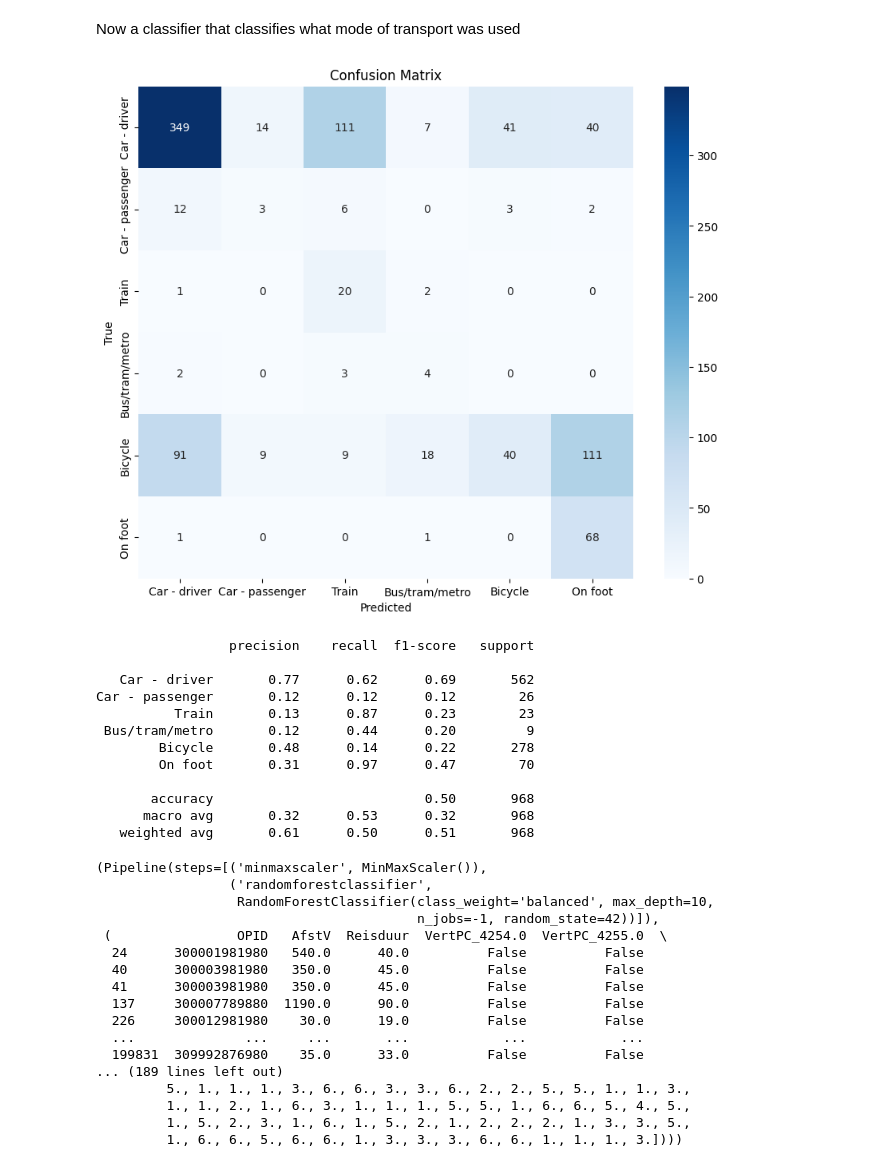
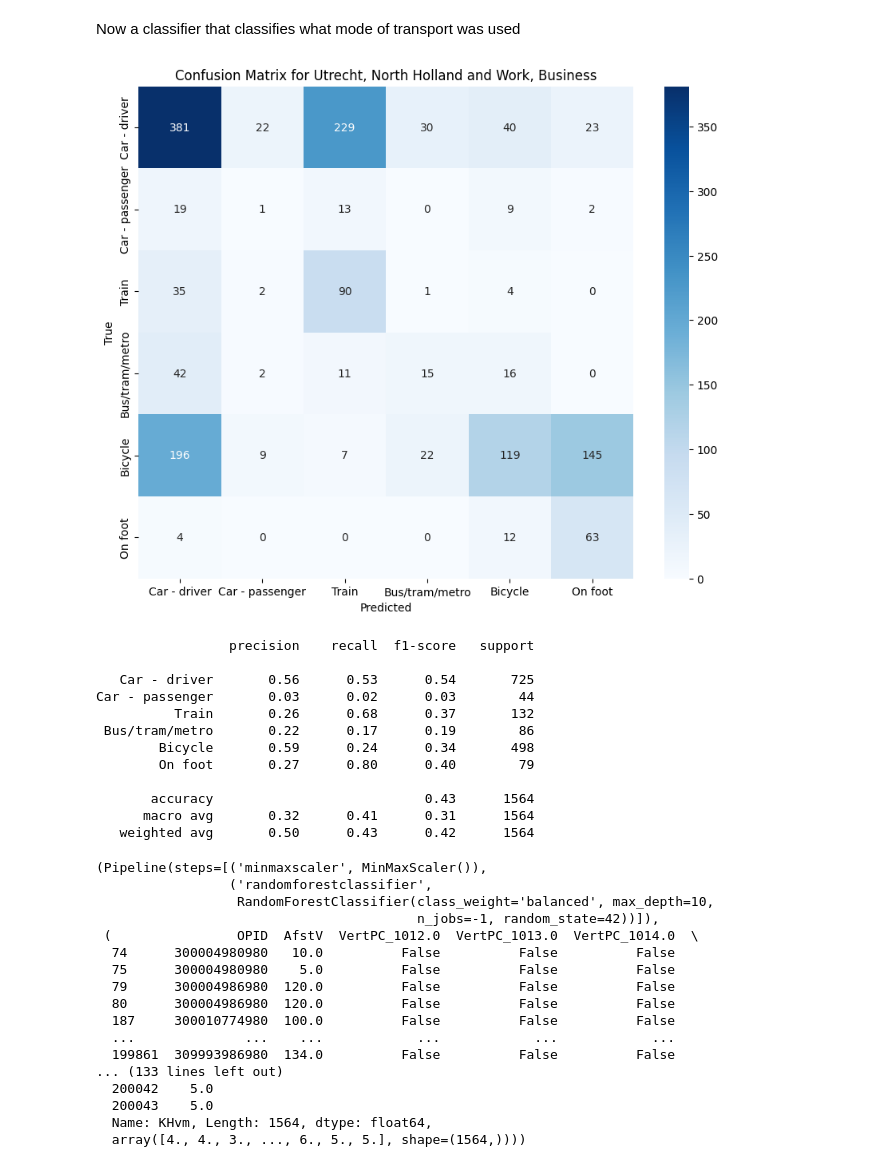
Before and after one commit to FabianScott/Design-of-AI-driven-business-operation, a Jupyter notebook: Topic2/exploration.ipynb, the cells around one changed output. Saved outputs shown, nothing was run; the diff lists cells and outputs as text; code cells hidden in the pictures.

Commit message:
add names to plots for destination

```diff
--- a/Topic2/exploration.ipynb
+++ b/Topic2/exploration.ipynb
@@ -72,54 +72,54 @@ Now a classifier that classifies what mode of transport was used
 # %%
 from codebase import run_multiclass_classification, distance_col, origin_col, province_codes, level_mapping_suffix, duration_col, transport_mode_col
 
 df_multiclass = df[df[transport_mode_col] != df[transport_mode_col].max()]
 motives=[1, 2]
-origins=[11, 12]
+origins=[7, 8, ]
 location_level=2
 categorical_features=[origin_col]
-numerical_features=[distance_col, duration_col]
+numerical_features=[distance_col]
 
 run_multiclass_classification(
     df_multiclass,
     test_size=0.2,
     destinations=None,
     origins=origins,
     location_level=location_level,
     categorical_features=categorical_features,
     numerical_features=numerical_features,
     motives=motives,
     plot=True,
     savename=f"graphics/classification_results/multiclass/{level_mapping_suffix[location_level]}/{origins}/{motives}/{categorical_features + numerical_features}",
-    plot_title=f"Confusion Matrix for {' '.join(province_codes[code] for code in origins)} and {''.join(motives)}",
+    plot_title=f"Confusion Matrix for {', '.join(province_codes[code] for code in origins)} and {', '.join(trip_motives[motive] for motive in motives)}",
 )
 # %% [output]
-[figure, old version]
+[figure, new version]
                  precision    recall  f1-score   support
 
-   Car - driver       0.77      0.62      0.69       562
-Car - passenger       0.12      0.12      0.12        26
-          Train       0.13      0.87      0.23        23
- Bus/tram/metro       0.12      0.44      0.20         9
-        Bicycle       0.48      0.14      0.22       278
-        On foot       0.31      0.97      0.47        70
+   Car - driver       0.56      0.53      0.54       725
+Car - passenger       0.03      0.02      0.03        44
+          Train       0.26      0.68      0.37       132
+ Bus/tram/metro       0.22      0.17      0.19        86
+        Bicycle       0.59      0.24      0.34       498
+        On foot       0.27      0.80      0.40        79
 
-       accuracy                           0.50       968
-      macro avg       0.32      0.53      0.32       968
-   weighted avg       0.61      0.50      0.51       968
+       accuracy                           0.43      1564
+      macro avg       0.32      0.41      0.31      1564
+   weighted avg       0.50      0.43      0.42      1564
 (Pipeline(steps=[('minmaxscaler', MinMaxScaler()),
                  ('randomforestclassifier',
                   RandomForestClassifier(class_weight='balanced', max_depth=10,
                                          n_jobs=-1, random_state=42))]),
- (                OPID   AfstV  Reisduur  VertPC_4254.0  VertPC_4255.0  \
-  24      300001981980   540.0      40.0          False          False
-  40      300003981980   350.0      45.0          False          False
-  41      300003981980   350.0      45.0          False          False
-  137     300007789880  1190.0      90.0          False          False
-  226     300012981980    30.0      19.0          False          False
-  ...              ...     ...       ...            ...            ...
-  199831  309992876980    35.0      33.0          False          False
-... (189 lines left out)
-         5., 1., 1., 1., 3., 6., 6., 3., 3., 6., 2., 2., 5., 5., 1., 1., 3.,
-         1., 1., 2., 1., 6., 3., 1., 1., 1., 5., 5., 1., 6., 6., 5., 4., 5.,
-         1., 5., 2., 3., 1., 6., 1., 5., 2., 1., 2., 2., 2., 1., 3., 3., 5.,
-         1., 6., 6., 5., 6., 6., 1., 3., 3., 3., 6., 6., 1., 1., 1., 3.])))
+ (                OPID  AfstV  VertPC_1012.0  VertPC_1013.0  VertPC_1014.0  \
+  74      300004980980   10.0          False          False          False
+  75      300004980980    5.0          False          False          False
+  79      300004986980  120.0          False          False          False
+  80      300004986980  120.0          False          False          False
+  187     300010774980  100.0          False          False          False
+  ...              ...    ...            ...            ...            ...
+  199861  309993986980  134.0          False          False          False
+... (133 lines left out)
+  200042    5.0
+  200043    5.0
+  Name: KHvm, Length: 1564, dtype: float64,
+  array([4., 4., 3., ..., 6., 5., 5.], shape=(1564,))))
```
Also changed, not shown: parts of 1 cell of this notebook, 15 other files.
